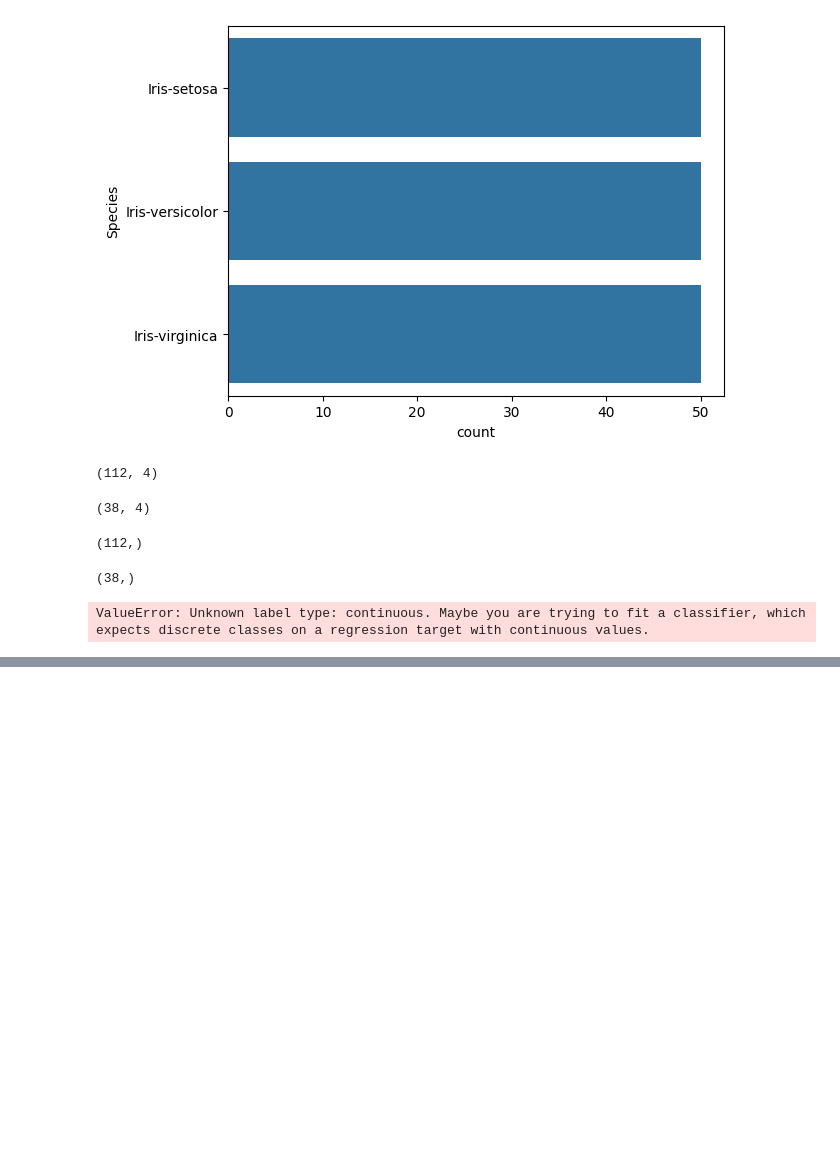
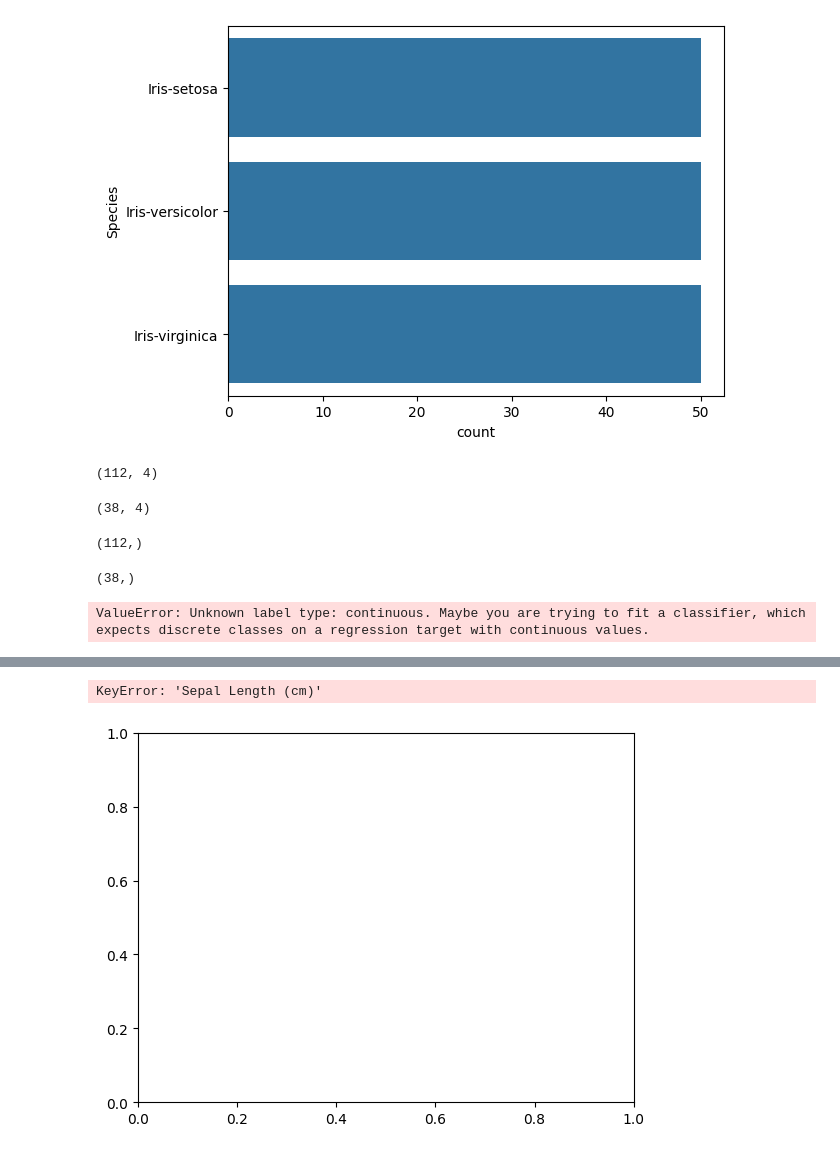
Before and after one commit to mrvrbabu/Data-Science, a Jupyter notebook: iris/iris.ipynb, the cells around one changed output, grey strips where cells are left out. Cells and saved outputs as stored; diff of their text form; code cells hidden in the pictures; blank space fills up the shorter version.

```diff
--- a/iris/iris.ipynb
+++ b/iris/iris.ipynb
@@ -857,0 +862,2 @@ ValueError: Unknown label type: continuous. Maybe you are trying to fit a classi
+# %%
+df = pd.read_csv("iris.csv")
@@ -857,0 +890,6 @@ ValueError: Unknown label type: continuous. Maybe you are trying to fit a classi
+# %%
+df.plot(kind='scatter', x='Sepal Length (cm)', y='Sepal Width (cm)')
+plt.show
+# %% [output]
+KeyError: 'Sepal Length (cm)'
+[figure, added]
```
Also changed, not shown: parts of 5 cells of this notebook, 5 other files.
